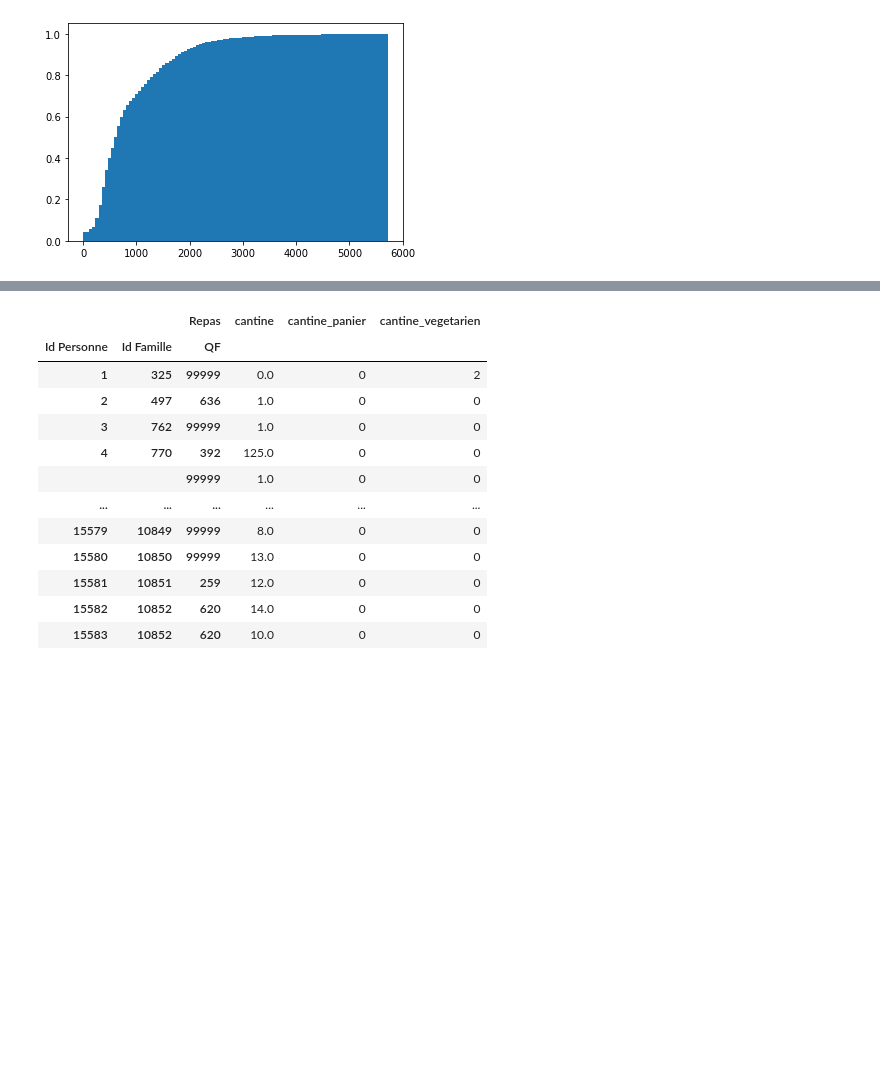
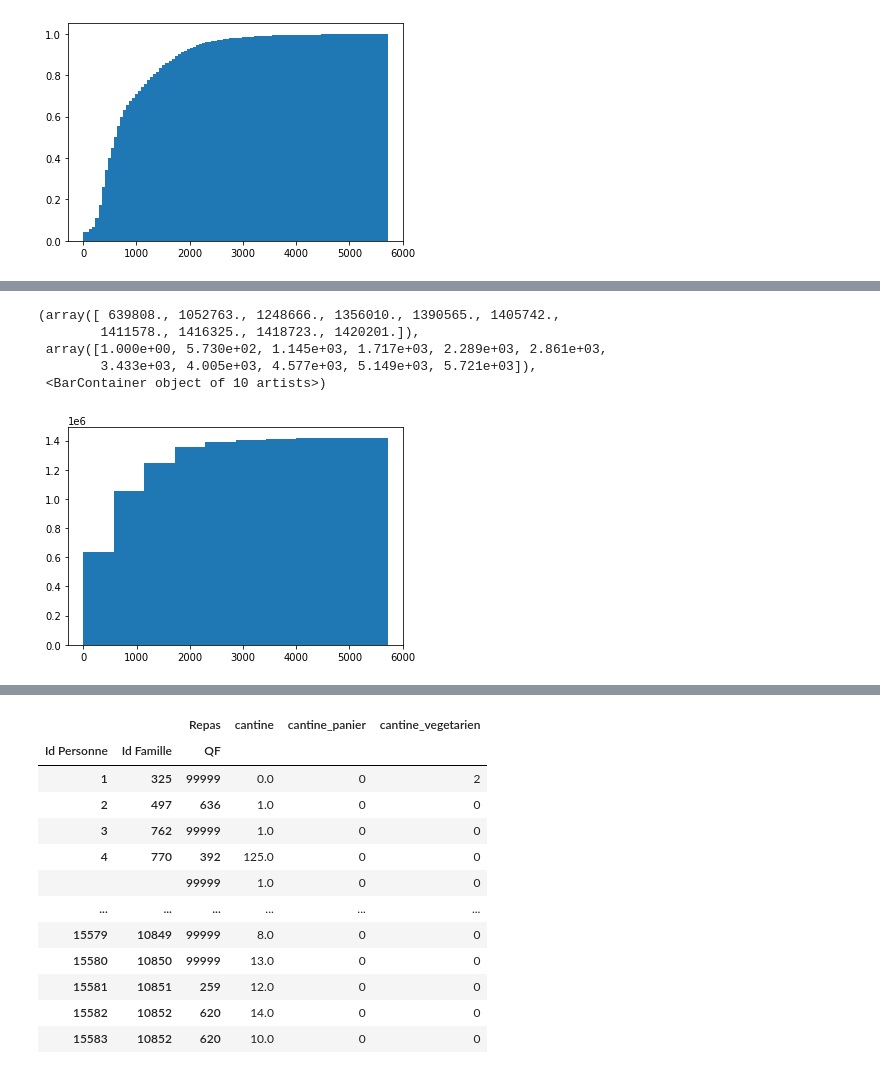
Before and after one commit to guillett/experimentation-strasbourg, a Jupyter notebook: Analyse des données brutes.ipynb, the cells around one changed output, grey strips where cells are left out. Saved outputs shown, nothing was run; the diff lists cells and outputs as text; code cells hidden in the pictures; blank space fills up the shorter version.

```diff
--- a/Analyse des données brutes.ipynb
+++ b/Analyse des données brutes.ipynb
@@ -217,0 +246,9 @@ plt.hist(df.QF[df.QF< 6000], density=True, bins=100, cumulative=True, weights=df
+# %%
+plt.hist(df.QF[df.QF< 6000], cumulative=True, weights=df.Nombre[df.QF< 6000])
+# %% [output]
+(array([ 639808., 1052763., 1248666., 1356010., 1390565., 1405742.,
+        1411578., 1416325., 1418723., 1420201.]),
+ array([1.000e+00, 5.730e+02, 1.145e+03, 1.717e+03, 2.289e+03, 2.861e+03,
+        3.433e+03, 4.005e+03, 4.577e+03, 5.149e+03, 5.721e+03]),
+ <BarContainer object of 10 artists>)
+[figure, added]
```
Also changed, not shown: parts of 32 cells of this notebook.
